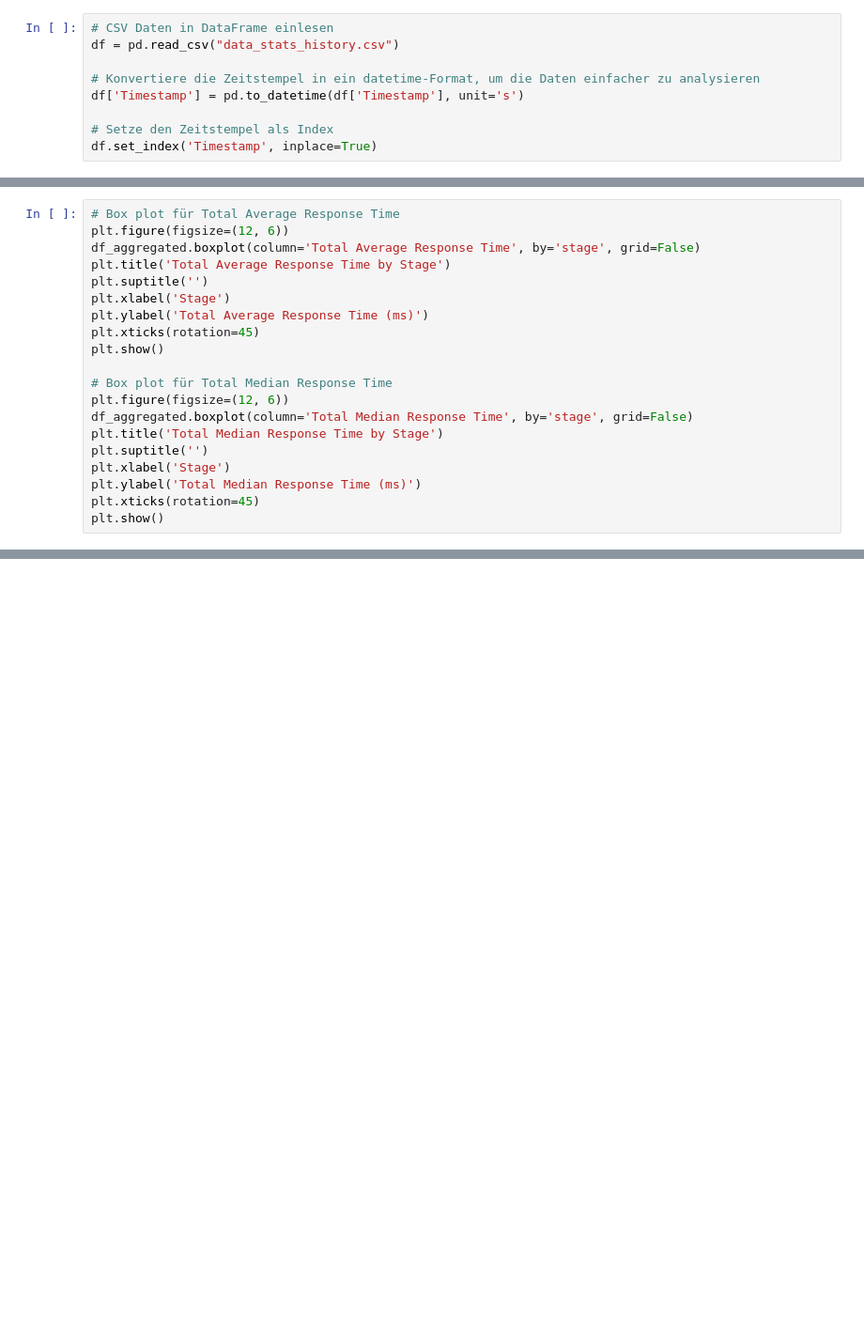
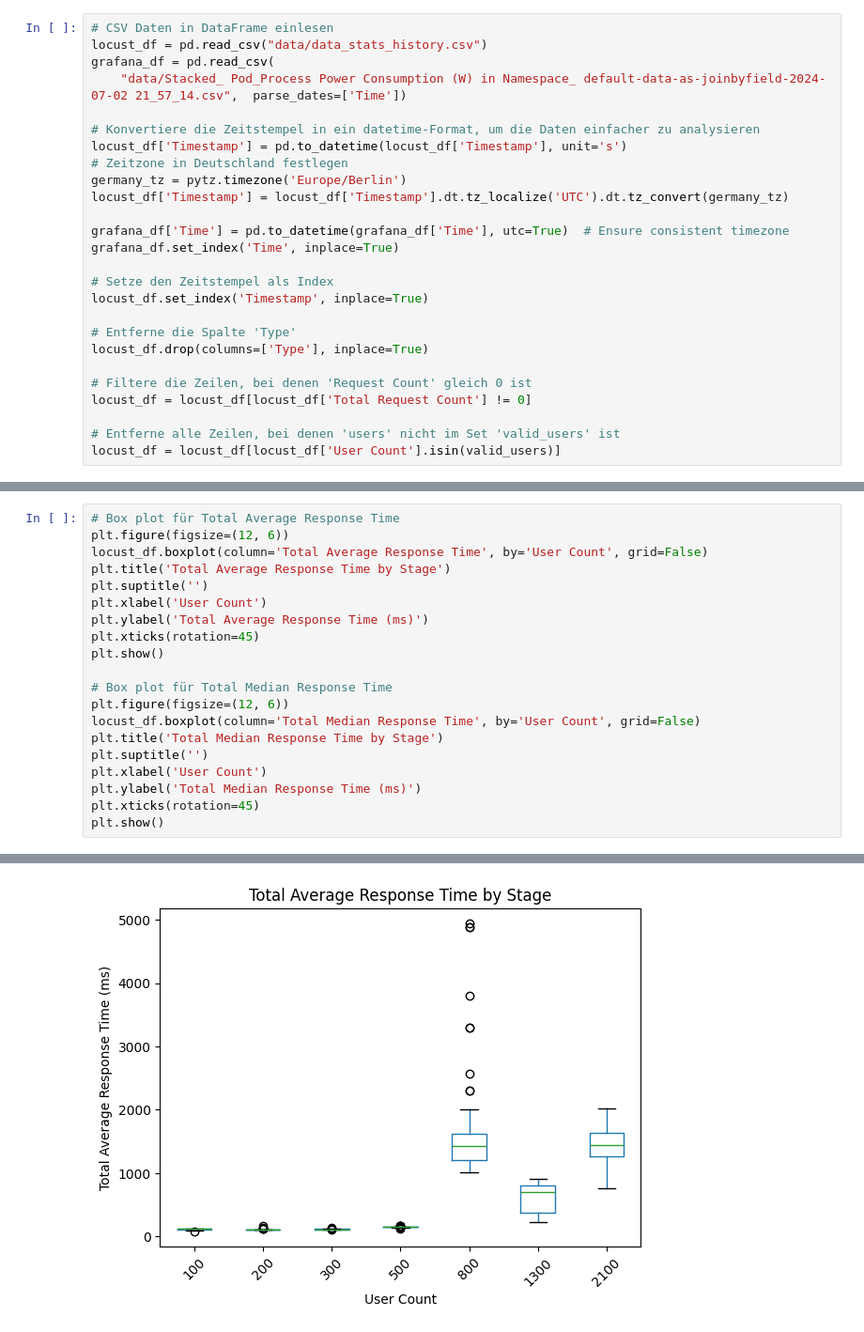
Before and after one commit to Tobias-Pe/distributed-systems-energy-efficiency, a Jupyter notebook: loadtesting/stats_analysis.ipynb, the cells around one changed output, grey strips where cells are left out. Shown: that part at 94% size. Saved outputs shown, nothing was run; the diff lists cells and outputs as text; blank space fills up the shorter version.

Commit message:
:alembic: (loadtesting) update graphs, change dataframes, add grafana_df, plot power consumption over user count

```diff
--- a/loadtesting/stats_analysis.ipynb
+++ b/loadtesting/stats_analysis.ipynb
@@ -12,9 +20,26 @@ stages = [
 # %%
 # CSV Daten in DataFrame einlesen
-df = pd.read_csv("data_stats_history.csv")
+locust_df = pd.read_csv("data/data_stats_history.csv")
+grafana_df = pd.read_csv(
+    "data/Stacked_ Pod_Process Power Consumption (W) in Namespace_ default-data-as-joinbyfield-2024-07-02 21_57_14.csv",  parse_dates=['Time'])
 
 # Konvertiere die Zeitstempel in ein datetime-Format, um die Daten einfacher zu analysieren
-df['Timestamp'] = pd.to_datetime(df['Timestamp'], unit='s')
+locust_df['Timestamp'] = pd.to_datetime(locust_df['Timestamp'], unit='s')
+# Zeitzone in Deutschland festlegen
+germany_tz = pytz.timezone('Europe/Berlin')
+locust_df['Timestamp'] = locust_df['Timestamp'].dt.tz_localize('UTC').dt.tz_convert(germany_tz)
+
+grafana_df['Time'] = pd.to_datetime(grafana_df['Time'], utc=True)  # Ensure consistent timezone
+grafana_df.set_index('Time', inplace=True)
 
 # Setze den Zeitstempel als Index
-df.set_index('Timestamp', inplace=True)
+locust_df.set_index('Timestamp', inplace=True)
+
+# Entferne die Spalte 'Type'
+locust_df.drop(columns=['Type'], inplace=True)
+
+# Filtere die Zeilen, bei denen 'Request Count' gleich 0 ist
+locust_df = locust_df[locust_df['Total Request Count'] != 0]
+
+# Entferne alle Zeilen, bei denen 'users' nicht im Set 'valid_users' ist
+locust_df = locust_df[locust_df['User Count'].isin(valid_users)]
@@ -62,20 +80,21 @@ df_aggregated
 # %%
 # Box plot für Total Average Response Time
 plt.figure(figsize=(12, 6))
-df_aggregated.boxplot(column='Total Average Response Time', by='stage', grid=False)
+locust_df.boxplot(column='Total Average Response Time', by='User Count', grid=False)
 plt.title('Total Average Response Time by Stage')
 plt.suptitle('')
-plt.xlabel('Stage')
+plt.xlabel('User Count')
 plt.ylabel('Total Average Response Time (ms)')
 plt.xticks(rotation=45)
 plt.show()
 
 # Box plot für Total Median Response Time
 plt.figure(figsize=(12, 6))
-df_aggregated.boxplot(column='Total Median Response Time', by='stage', grid=False)
+locust_df.boxplot(column='Total Median Response Time', by='User Count', grid=False)
 plt.title('Total Median Response Time by Stage')
 plt.suptitle('')
-plt.xlabel('Stage')
+plt.xlabel('User Count')
 plt.ylabel('Total Median Response Time (ms)')
 plt.xticks(rotation=45)
 plt.show()
+# %% [output]
@@ -81,0 +102 @@ plt.show()
+[figure, added]
```
Also changed, not shown: parts of 11 cells of this notebook.
